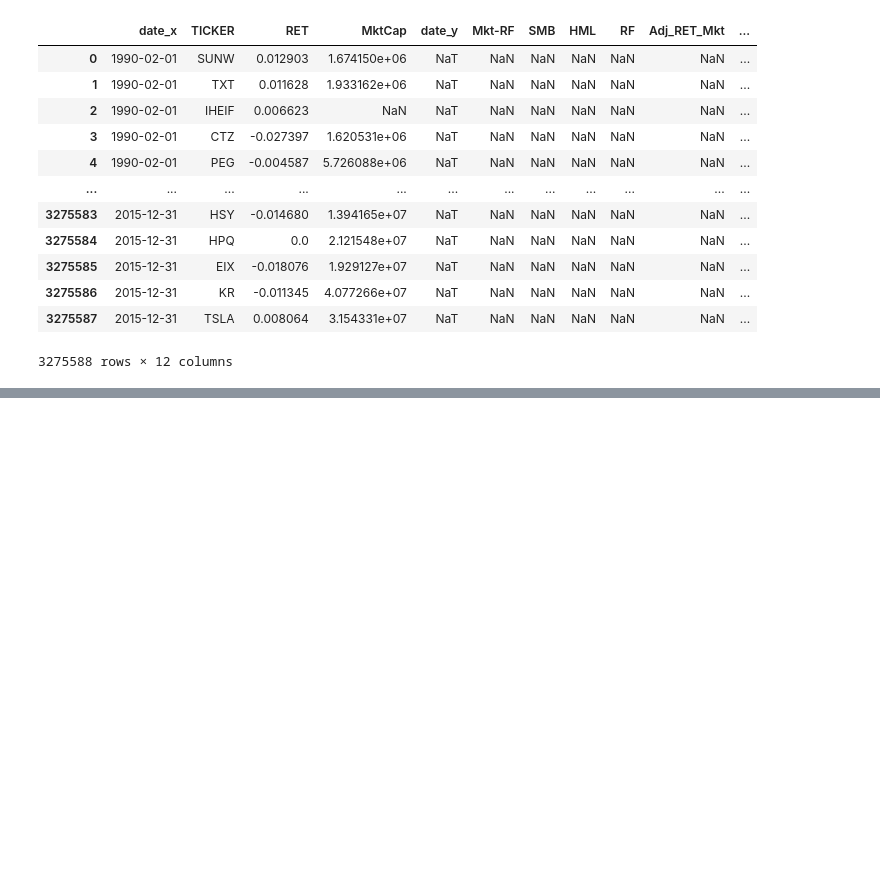
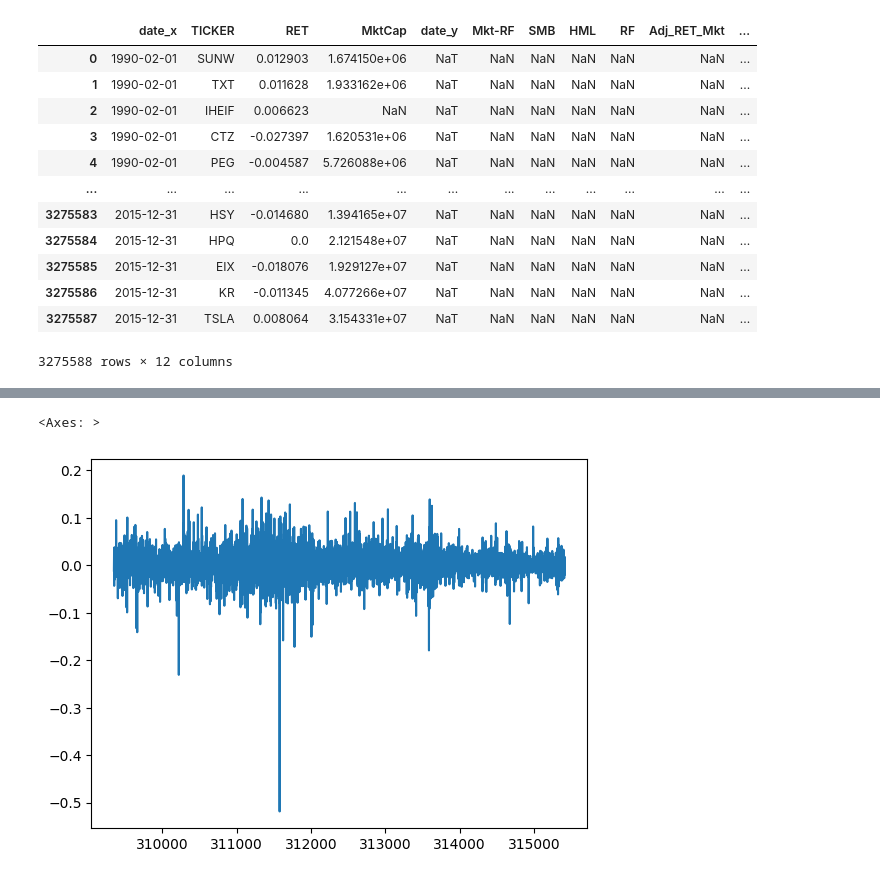
Before and after one commit to Kibitz117/Thesis, a Jupyter notebook: data_func/data_generator.ipynb, the cells around one changed output, grey strips where cells are left out. Drawn from its saved outputs; the diff is of its cells as text; code cells hidden in the pictures; blank space fills up the shorter version.

```diff
--- a/data_func/data_generator.ipynb
+++ b/data_func/data_generator.ipynb
@@ -315,3 +310,5 @@ merged_df
 3275588 rows × 12 columns
 # %%
 resulting_df.to_csv('../data/corrected_crsp_ff_adjusted.csv')
+# %%
+aapl=resulting_df[resulting_df['TICKER']=='AAPL']
@@ -317,0 +331,2 @@ resulting_df.to_csv('../data/corrected_crsp_ff_adjusted.csv')
+# %%
+aapl['RET'] = pd.to_numeric(aapl['RET'], errors='coerce')
@@ -317,0 +355,5 @@ resulting_df.to_csv('../data/corrected_crsp_ff_adjusted.csv')
+# %%
+aapl['RET'].plot()
+# %% [output]
+<Axes: >
+[figure, added]
```
Also changed, not shown: parts of 4 cells of this notebook, 8 other files.
